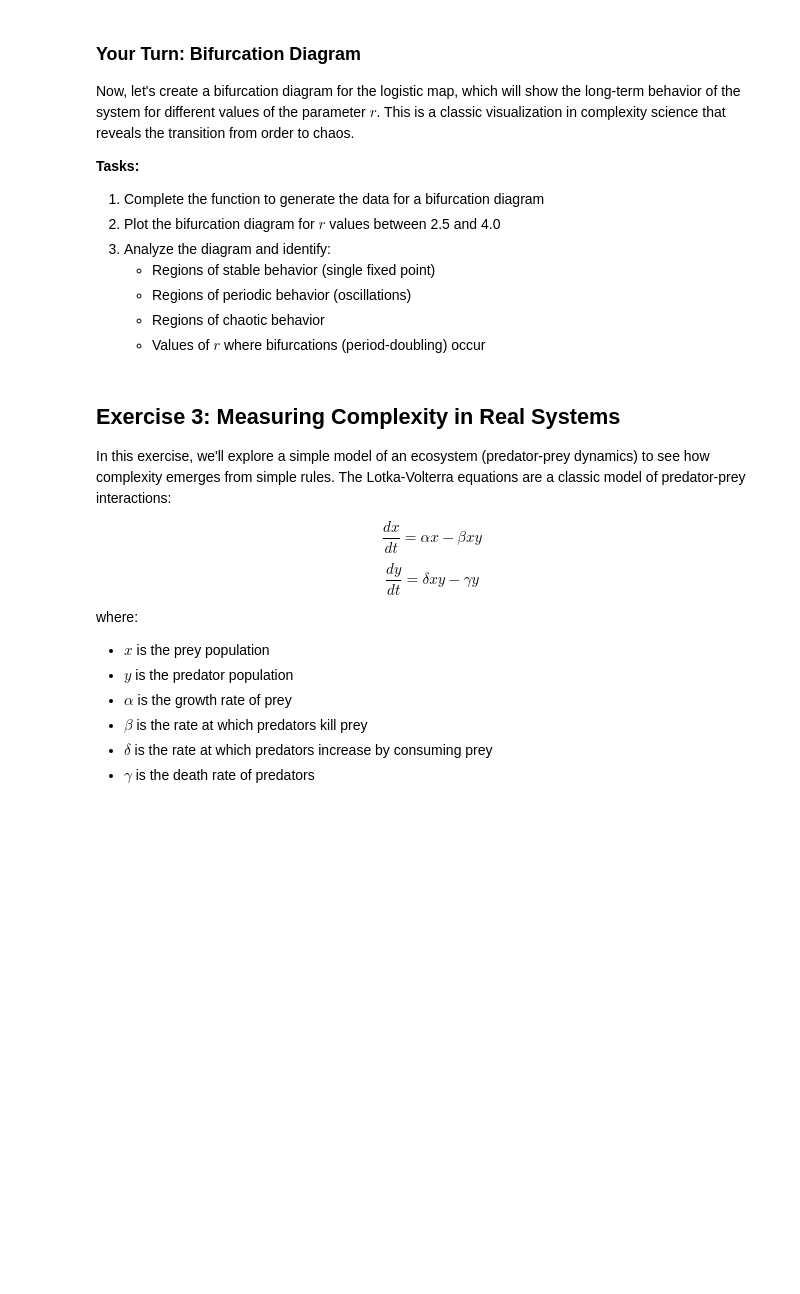
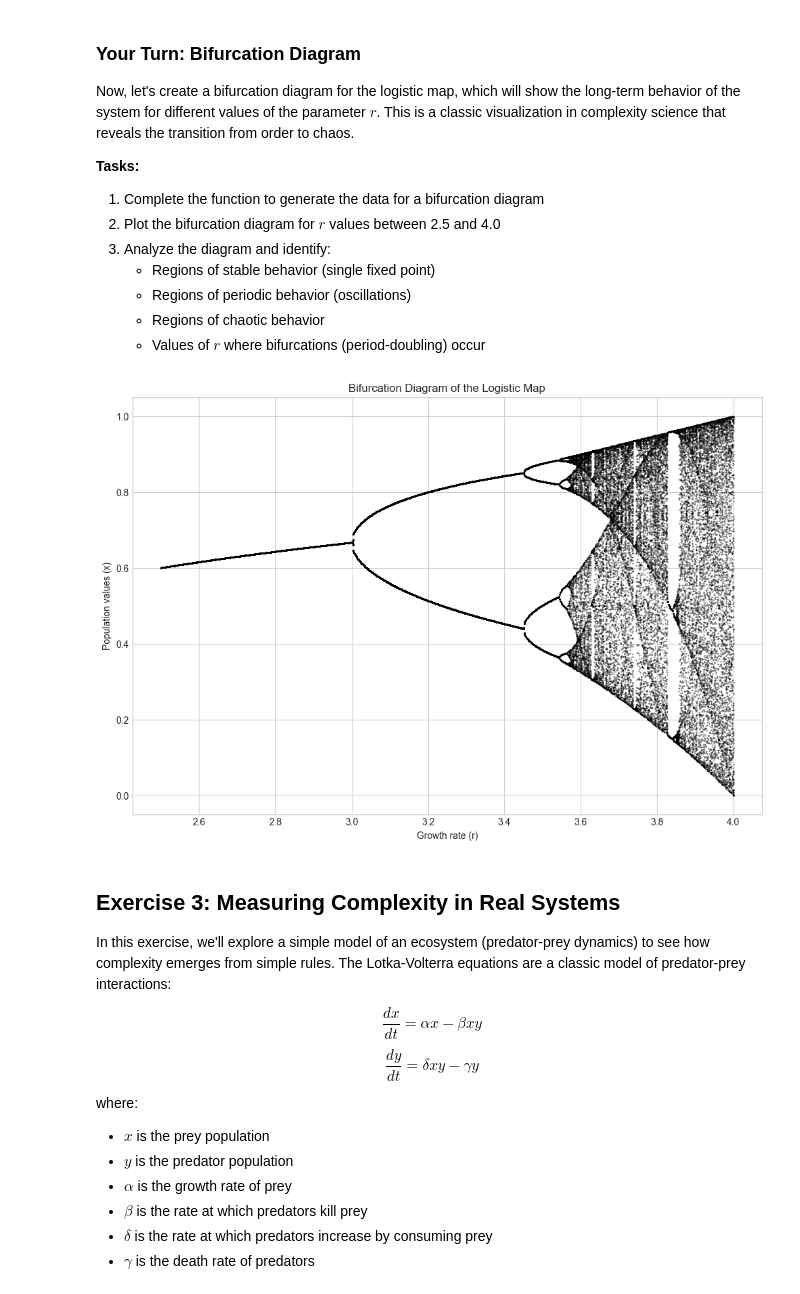
Before and after one commit to SearchingAlpha/mathematical-modelling-and-computer-science, a Jupyter notebook: 1_Fundamentals_and_tools/1.1. Nature of Complexity_v2.ipynb, the cells around one changed output. Drawn from its saved outputs; the diff is of its cells as text; code cells hidden in the pictures; blank space fills up the shorter version.

```diff
--- a/1_Fundamentals_and_tools/1.1. Nature of Complexity_v2.ipynb
+++ b/1_Fundamentals_and_tools/1.1. Nature of Complexity_v2.ipynb
@@ -146,41 +179,56 @@ Now, let's create a bifurcation diagram for the logistic map, which will show th
 # %%
 def bifurcation_data(r_range, n_skip=500, n_points=100):
     """Generate data for a bifurcation diagram of the logistic map.
 
     Parameters:
     -----------
     r_range : array-like
         Range of r values to use
     n_skip : int
         Number of initial iterations to skip (transient)
     n_points : int
         Number of points to plot for each r value
 
     Returns:
     --------
     r_values : array
         Repeated r values for plotting
     x_values : array
         Corresponding x values after transient behavior
     """
     # TODO: Implement this function to generate bifurcation diagram data
     # Hint: For each r value, generate a sequence, drop the initial n_skip values,
     # and keep the next n_points values
 
     # Your code here
 
+    x_values = []
+    r_values = []
+
+    x = 0.5 # Initial value
+    for r in r_range:
+        sequence = []
+        for _ in range (n_skip + n_points):
+            x = r * x * (1 - x) # Logistic map equation
+            sequence.append(x)
+
+        # Skip the first n_skip values and keep the next n_points values
+        x_values.extend(sequence[n_skip:])
+        r_values.extend([r] * n_points)
     return r_values, x_values
 
 # Use this code to plot the bifurcation diagram
-# r_range = np.linspace(2.5, 4.0, 1000)
-# r_vals, x_vals = bifurcation_data(r_range)
+r_range = np.linspace(2.5, 4, 1000)
+r_vals, x_vals = bifurcation_data(r_range)
 
-# plt.figure(figsize=(12, 8))
-# plt.scatter(r_vals, x_vals, s=0.1, c='black')
-# plt.xlabel('Growth rate (r)')
-# plt.ylabel('Population values (x)')
-# plt.title('Bifurcation Diagram of the Logistic Map')
-# plt.show()
+plt.figure(figsize=(12, 8))
+plt.scatter(r_vals, x_vals, s=0.1, c='black')
+plt.xlabel('Growth rate (r)')
+plt.ylabel('Population values (x)')
+plt.title('Bifurcation Diagram of the Logistic Map')
+plt.show()
+# %% [output]
+[figure, added]
 # %% [markdown]
 ## Exercise 3: Measuring Complexity in Real Systems
 
```
Also changed, not shown: parts of 9 cells of this notebook, 4 other files.
